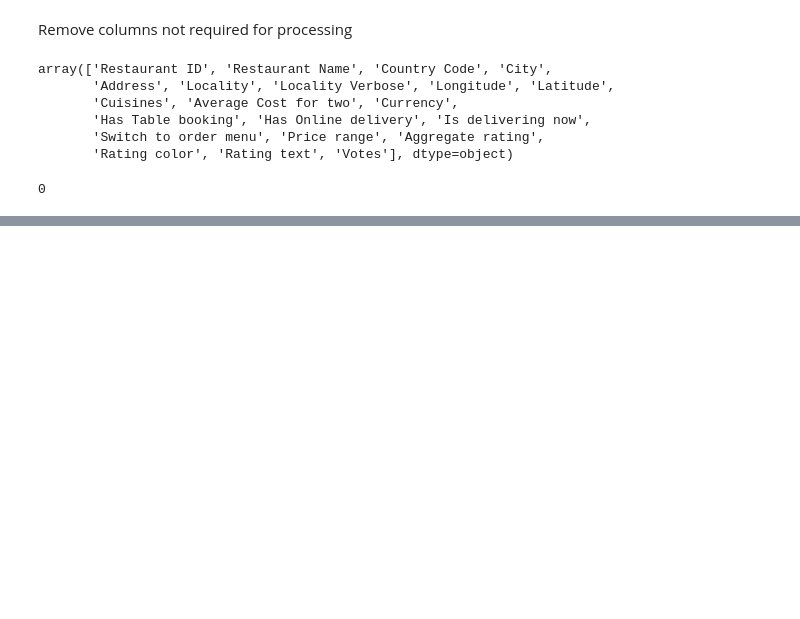
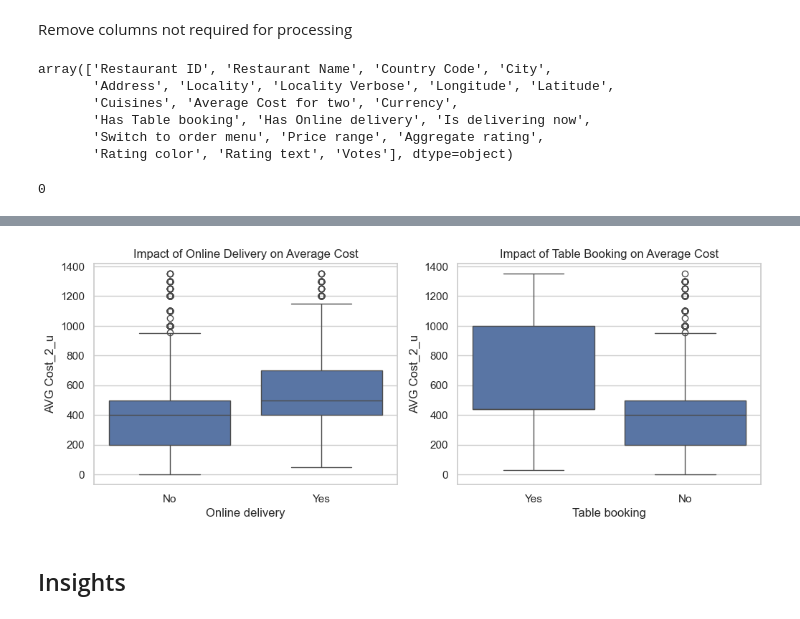
Before and after one commit to JoshMusira/EDA-Zomato-API-Analysis, a Jupyter notebook: EDA Business Scenario.ipynb, the cells around one changed output, grey strips where cells are left out. Saved outputs shown, nothing was run; the diff lists cells and outputs as text; code cells hidden in the pictures; blank space fills up the shorter version.

```diff
--- a/EDA Business Scenario.ipynb
+++ b/EDA Business Scenario.ipynb
@@ -325,0 +366,11 @@ plt.show()
+# %%
+fig, axes = plt.subplots(1, 2, figsize=(12, 4))
+sns.boxplot(x='Online delivery', y='AVG Cost_2_u', data=zomato_df_u_4, ax=axes[0])
+sns.boxplot(x='Table booking', y='AVG Cost_2_u', data=zomato_df_u_4, ax=axes[1])
+axes[0].set_title('Impact of Online Delivery on Average Cost')
+axes[1].set_title('Impact of Table Booking on Average Cost')
+plt.show()
+# %% [output]
+[figure, added]
+# %% [markdown]
+## Insights
```
Also changed, not shown: parts of 37 cells of this notebook.
